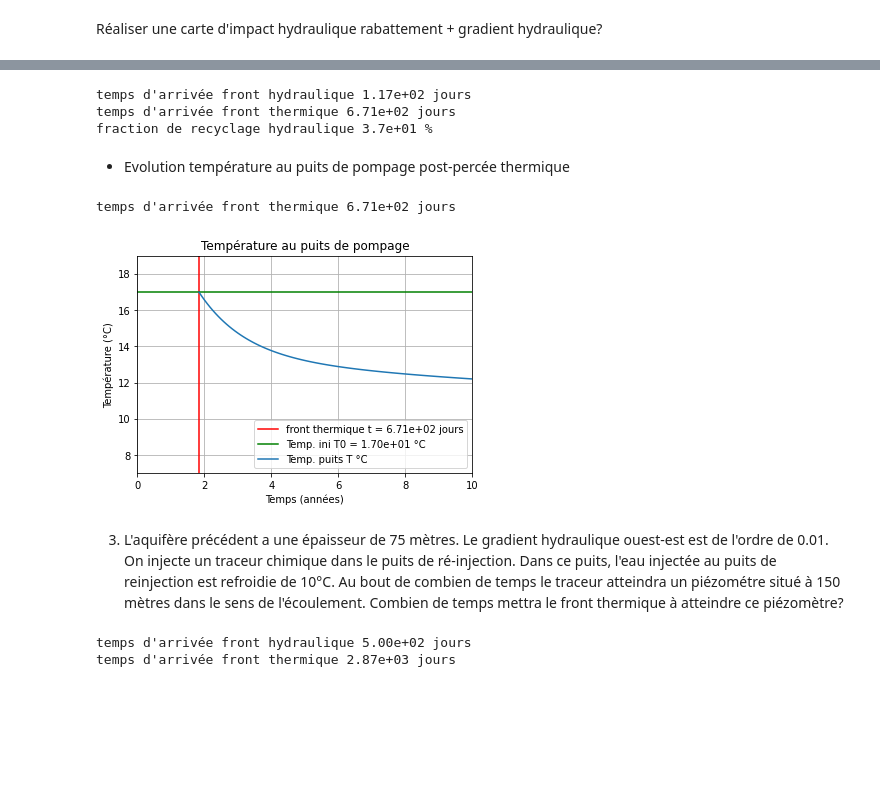
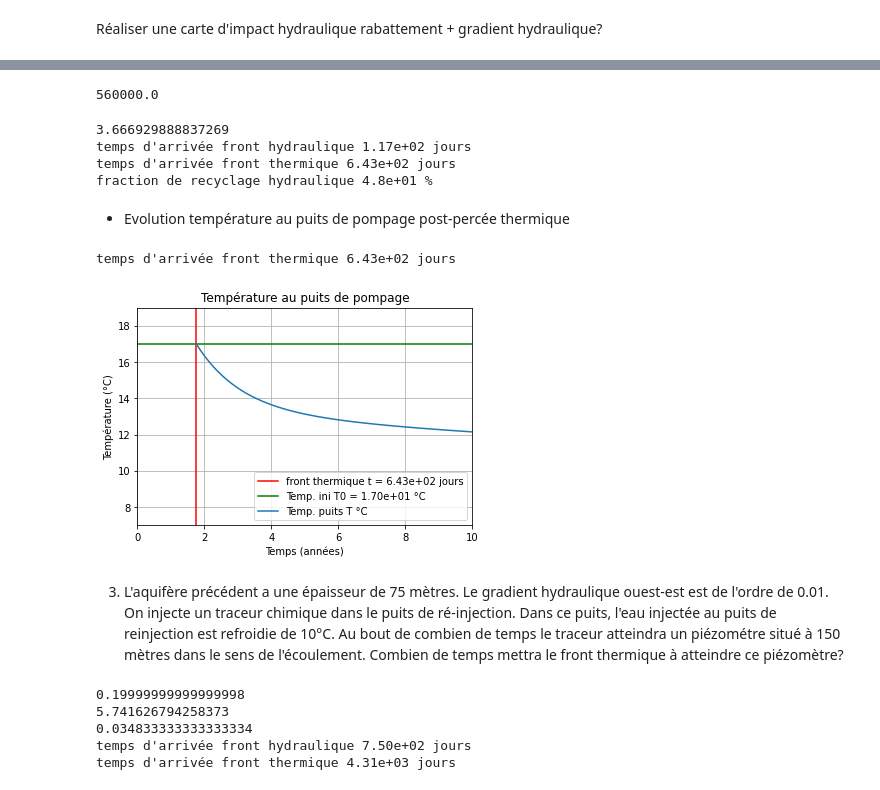
Before and after one commit to larroque852/NB_ENS3_geothermie, a Jupyter notebook: ENS3_GEOTH_EXO.ipynb, the cells around one changed output, grey strips where cells are left out. Saved outputs shown, nothing was run; the diff lists cells and outputs as text; code cells hidden in the pictures; blank space fills up the shorter version.

```diff
--- a/ENS3_GEOTH_EXO.ipynb
+++ b/ENS3_GEOTH_EXO.ipynb
@@ -882,15 +885,29 @@ $$
 $$
 t_{the} = \frac{C_{aq}}{C_w} \frac{d}{K i}\left[ {\frac{\beta}{\sqrt{\beta - 1}}} tan^{-1} \left( {\frac{1}{\sqrt{\beta - 1}}} \right) - 1 \right]
 $$
+# %%
+COP = 4
+DT = 10
+Q = 10 * 1e-3
+
+Cm = 2.4e6 #volumetric heat capacity of the porous medium [J/m3/K]
+Cw = 4.2e6 #capacite thermique volumetrique eau [J/K/m3]
+
+#puissance de chauffe delivree
+Pchaud = Q * Cw * DT * (1 / (1-1/COP))
+
+print(Pchaud) #Watt
+# %% [output]
+560000.0
 # %%
 import numpy as np
 import scipy.special as sp
 import matplotlib.pyplot as plt
 
-Cm = 2.4e6 #volumetric heat capacity of the porous medium [J/m3/K]
+Cm = 2.3e6 #volumetric heat capacity of the porous medium [J/m3/K]
 Cw = 4.18e6 #capacite thermique volumetrique eau [J/K/m3]
 
-omega = 10e-2 #porosite efficace
+omega = 0.1 #porosite efficace
 i = 1e-2 #gradient hydraulique W-E
 Q = 10 # débit (L/s)
 rw = 100e-3/2  # distance piézomètre/puits (m) --> rayon puits
@@ -908,7 +925,7 @@ Q = Q * 1e-3 * 24 * 3600 #m3/j
 #CALCUL AVEC GRADIENT HYDRAULIQUE
 # si beta > 1 alors recyclage
 beta = 2 * Q / (T * np.pi * i * d)
-
+print(beta)
 #temps d'arrivee front hydraulique au puits avec gradient regional (jour)
 tF_hyd = (d * omega / K / i) * ((beta / np.sqrt(beta - 1)) * np.arctan(1 / np.sqrt(beta - 1)) - 1)
 print("temps d'arrivée front hydraulique {:.2e}".format(tF_hyd),"jours")
@@ -918,13 +935,14 @@ tF_therm = (Cm / Cw) * (d / K / i) * ((beta / np.sqrt(beta - 1)) * np.arctan(1 /
 print("temps d'arrivée front thermique {:.2e}".format(tF_therm),"jours")
 
 #FRACTION RECYCLAGE HYDRAULIQUE
-f_hyd = 1 -(2 / np.pi)*((np.arctan(1 / np.sqrt(beta - 1))) + (np.sqrt(beta - 1)) / beta)
+f_hyd = 1 -(2 / np.pi)*((np.arctan((1 / np.sqrt(beta - 1)) + (np.sqrt(beta - 1)) / beta)))
 
 print("fraction de recyclage hydraulique {:.1e}".format(f_hyd * 100),"%")
 # %% [output]
+3.666929888837269
 temps d'arrivée front hydraulique 1.17e+02 jours
-temps d'arrivée front thermique 6.71e+02 jours
-fraction de recyclage hydraulique 3.7e+01 %
+temps d'arrivée front thermique 6.43e+02 jours
+fraction de recyclage hydraulique 4.8e+01 %
 # %% [markdown]
 - Evolution température au puits de pompage post-percée thermique
 # %%
@@ -932,7 +950,7 @@ import numpy as np
 import scipy.special as sp
 import matplotlib.pyplot as plt
 
-Cm = 2.4e6 #volumetric heat capacity of the porous medium [J/m3/K]
+Cm = 2.3e6 #volumetric heat capacity of the porous medium [J/m3/K]
 Cw = 4.18e6 #capacite thermique volumetrique eau [J/K/m3]
 
 omega = 10e-2 #porosite efficace
@@ -954,35 +972,35 @@ theta_inj = 7 # °C temperature reinjection
 #cohenrece unités SI
 Q = Q * 1e-3 * 24 * 3600 #m3/j
 
 #CALCUL SANS GRADIENT HYDRAULIQUE
 #temps arrivee front thermique
 #t_the = np.pi * b * d ** 2 /3 * Cm / Cw / Q # sans ecoulement regional
 t_the = (Cm / Cw) * (d / K / i) * ((beta / np.sqrt(beta - 1)) * np.arctan(1 / np.sqrt(beta - 1)) - 1) #avec ecoulement regional
 
 print("temps d'arrivée front thermique {:.2e}".format(tF_therm),"jours")
 
 #evolution temperature post-percee au puits de pompage
 # temps doit etre en années
 t = np.linspace(t_the/365,10,100)
 
 t_out = (0.338 * np.exp(-0.0023*(t/(t_the/365))) + 0.337 * np.exp(-0.1093 * t/(t_the/365))
          + 1.368 * np.exp(-1.3343*t/(t_the/365))) * (theta_0 - theta_inj) + theta_inj
 
 plt.title('Température au puits de pompage')
 plt.xlabel('Temps (années)')
 plt.xlim(0, 10)
 plt.ylim(theta_inj, theta_0 + 2)
 plt.ylabel('Température (°C)')
 plt.grid()
 plt.axvline(x=t_the/365, color = 'red', label='front thermique t = {:.2e} jours'.format(t_the))
 plt.axhline(y=theta_0, color = 'green', label='Temp. ini T0 = {:.2e} °C'.format(theta_0))
 
 plt.plot(t,t_out, label='Temp. puits T °C')
 plt.legend()
 plt.show()
 # %% [output]
-temps d'arrivée front thermique 6.71e+02 jours
+temps d'arrivée front thermique 6.43e+02 jours
-[figure, old version]
+[figure, new version]
 # %% [markdown]
 3. L'aquifère précédent a une épaisseur de 75 mètres. Le gradient hydraulique ouest-est est de l'ordre de 0.01. On injecte un traceur chimique dans le puits de ré-injection. Dans ce puits, l'eau injectée au puits de reinjection est refroidie de 10°C. Au bout de combien de temps le traceur atteindra un piézométre situé à 150 mètres dans le sens de l'écoulement. Combien de temps mettra le front thermique à atteindre ce piézomètre?
 # %%
@@ -997,7 +1015,7 @@ Cw = 4.18e6 #capacite thermique volumetrique eau [J/K/m3]
 T = 150 #m2/j
 b = 75 # (m)
 K = T / b # m/j
-omega = 10e-2 #porosite efficace
+omega = 0.1 #porosite efficace
 i = 1e-2 #gradient hydraulique W-E --> idealement il faudrait prendre en compte le nouveau gradient local du à l'injection si grosse perturbation
 
 #dispositif
@@ -1012,19 +1030,27 @@ Q = Q * 1e-3 * 24 * 3600 #m3/j
 vD = (T/b) * i
 #u vitesse reelle m/j
 u = vD/omega
-
-#duree apparition du traveur à d piezometre (secondes)
-t_hyd = d / u #jours
-print("temps d'arrivée front hydraulique {:.2e}".format(t_hyd),"jours")
+print(u)
 
 #facteur de retard thermique
 R_t = (Cm / (omega * Cw))
+print(R_t)
+vT = u / R_t
+print(vT)
+
+#duree apparition du traveur à d piezometre (secondes)
+t_hyd = d_p / u #jours
+print("temps d'arrivée front hydraulique {:.2e}".format(t_hyd),"jours")
+
 #duree apparition front thermique (secondes)
-t_therm = R_t * t_hyd
+t_therm = t_hyd * R_t
 print("temps d'arrivée front thermique {:.2e}".format(t_therm),"jours")
 # %% [output]
-temps d'arrivée front hydraulique 5.00e+02 jours
-temps d'arrivée front thermique 2.87e+03 jours
+0.19999999999999998
+5.741626794258373
+0.034833333333333334
+temps d'arrivée front hydraulique 7.50e+02 jours
+temps d'arrivée front thermique 4.31e+03 jours
 # %% [markdown]
 ## Fonctionnement standard d'un doublet - FEFLOW ##
 
```
Also changed, not shown: parts of 6 cells of this notebook.
